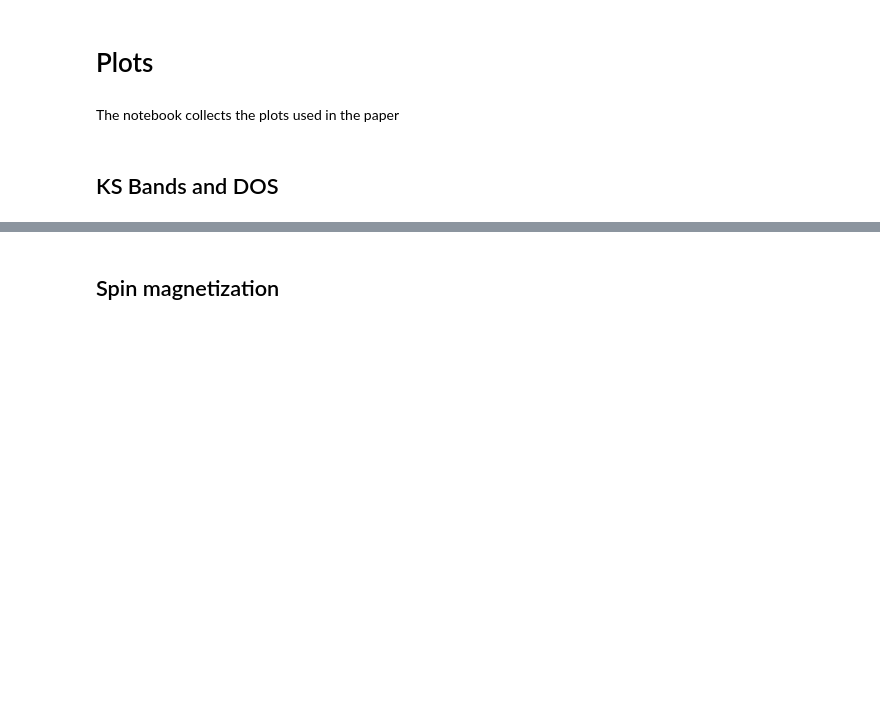
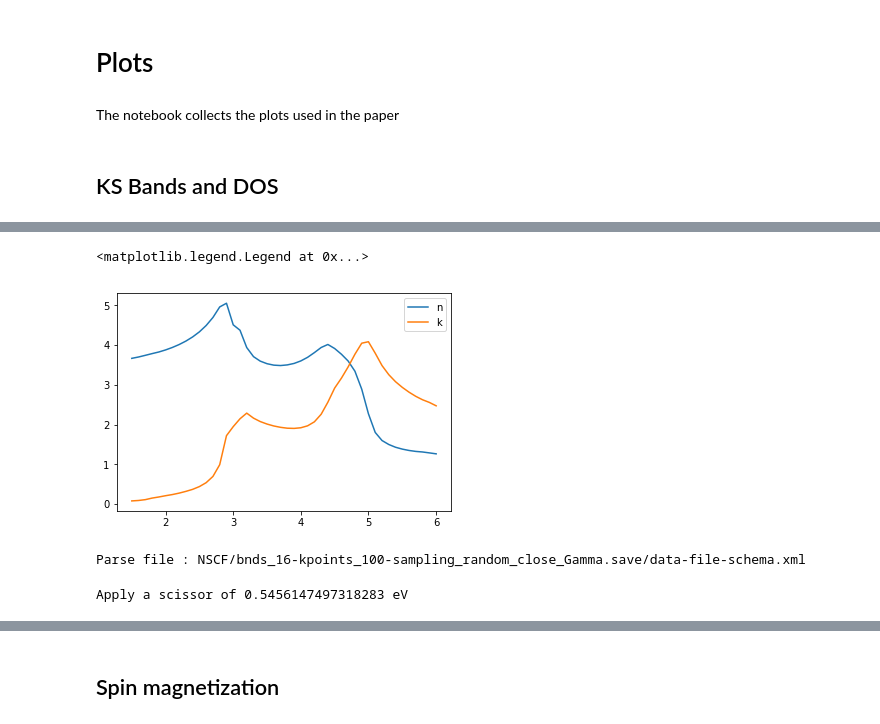
Before and after one commit to marcodalessandro76/Generation-and-decay-of-the-degree-of-spin-polarization-in-GaAs, a Jupyter notebook: ANALYSIS_Plots.ipynb, the cells around one changed output, grey strips where cells are left out. Cells and saved outputs as stored; diff of their text form; code cells hidden in the pictures; blank space fills up the shorter version.

```diff
--- a/ANALYSIS_Plots.ipynb
+++ b/ANALYSIS_Plots.ipynb
@@ -57,0 +98,9 @@ dos.plot(plt)
+# %%
+abs_data = read_ods('GaAs_nk.ods', 1, columns=['energy', 'n', 'k'])
+# %%
+plt.plot(abs_data.energy,abs_data.n,label='n')
+plt.plot(abs_data.energy,abs_data.k,label='k')
+plt.legend()
+# %% [output]
+<matplotlib.legend.Legend at 0x...>
+[figure, added]
@@ -57,0 +110,4 @@ dos.plot(plt)
+# %%
+r_100 = P.PwParser('NSCF/bnds_16-kpoints_100-sampling_random_close_Gamma.save/data-file-schema.xml')
+# %% [output]
+Parse file : NSCF/bnds_16-kpoints_100-sampling_random_close_Gamma.save/data-file-schema.xml
@@ -57,0 +116,4 @@ dos.plot(plt)
+# %%
+transitions_100 = r_100.get_transitions(set_gap=1.42,initial=[2,3,4,5,6,7],final=[8,9])
+# %% [output]
+Apply a scissor of 0.5456147497318283 eV
```
Also changed, not shown: parts of 37 cells of this notebook, 3 other files.
